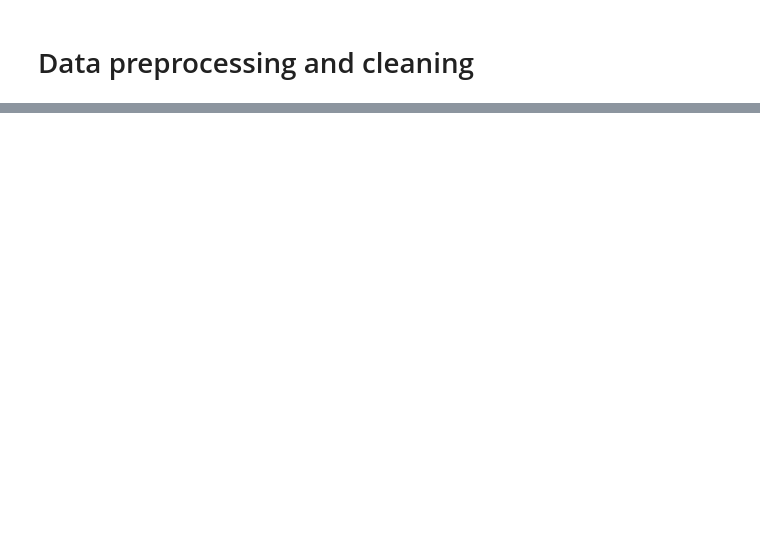
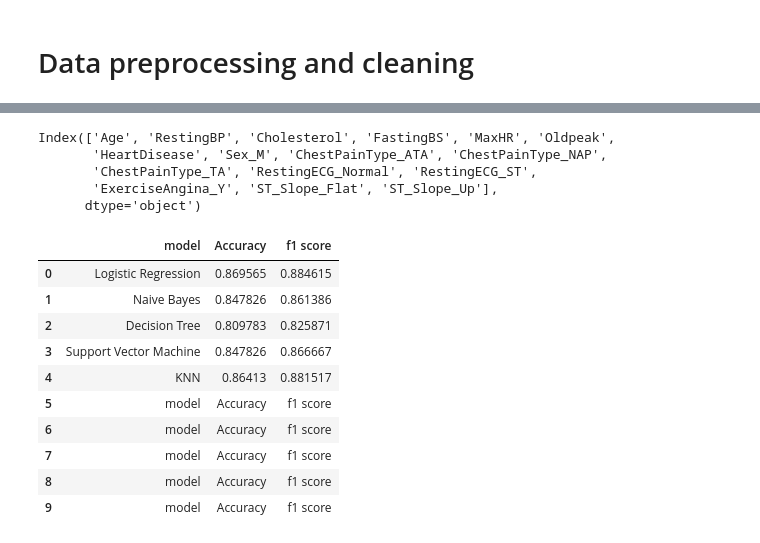
Before and after one commit to anmolsingh45044-lab/Velocity, a Jupyter notebook: heart_eda_preprocessing.ipynb, the cells around one changed output, grey strips where cells are left out. Cells and saved outputs as stored; diff of their text form; code cells hidden in the pictures; blank space fills up the shorter version.

```diff
--- a/heart_eda_preprocessing.ipynb
+++ b/heart_eda_preprocessing.ipynb
@@ -252,0 +266,8 @@ AttributeError: 'DataFrame' object has no attribute 'encode'
+# %%
+df_encoded.columns
+# %% [output]
+Index(['Age', 'RestingBP', 'Cholesterol', 'FastingBS', 'MaxHR', 'Oldpeak',
+       'HeartDisease', 'Sex_M', 'ChestPainType_ATA', 'ChestPainType_NAP',
+       'ChestPainType_TA', 'RestingECG_Normal', 'RestingECG_ST',
+       'ExerciseAngina_Y', 'ST_Slope_Flat', 'ST_Slope_Up'],
+      dtype='object')
@@ -252,0 +292,37 @@ AttributeError: 'DataFrame' object has no attribute 'encode'
+# %%
+models={
+    "Logistic Regression":LogisticRegression(),
+    "Naive Bayes":GaussianNB(),
+    "Decision Tree":DecisionTreeClassifier(),
+    "Support Vector Machine":SVC(),
+    "KNN":KNeighborsClassifier()
+}
+# %%
+result=[]
+# %%
+for name,model in models.items():
+    model.fit(X_train_scaled,y_train)
+    y_pred=model.predict(X_test_scaled)
+    acc=accuracy_score(y_test,y_pred)
+    f1=f1_score(y_test,y_pred)
+    result.append({
+        'model':name,
+        'Accuracy':(acc,4),
+        "f1 score":round(f1,4)
+    })
+# %%
+result_df=pd.DataFrame(result,columns=['model','Accuracy','f1 score'])
+# %%
+result_df
+# %% [output]
+|  | model | Accuracy | f1 score |
+| 0 | Logistic Regression | 0.869565 | 0.884615 |
+| 1 | Naive Bayes | 0.847826 | 0.861386 |
+| 2 | Decision Tree | 0.809783 | 0.825871 |
+| 3 | Support Vector Machine | 0.847826 | 0.866667 |
+| 4 | KNN | 0.86413 | 0.881517 |
+| 5 | model | Accuracy | f1 score |
+| 6 | model | Accuracy | f1 score |
+| 7 | model | Accuracy | f1 score |
+| 8 | model | Accuracy | f1 score |
+| 9 | model | Accuracy | f1 score |
```
Also changed, not shown: parts of 22 cells of this notebook.
